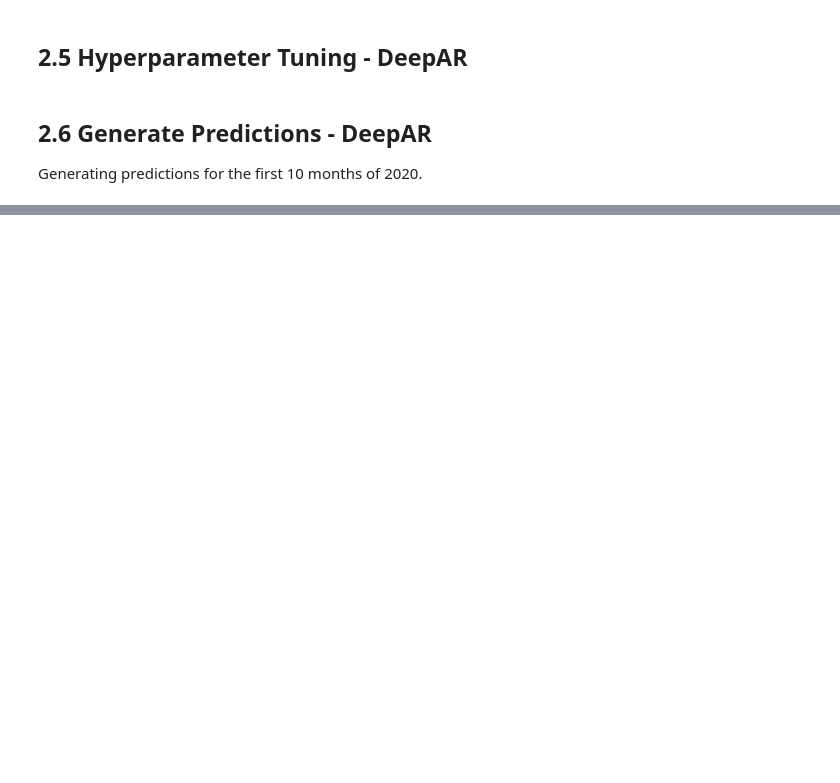
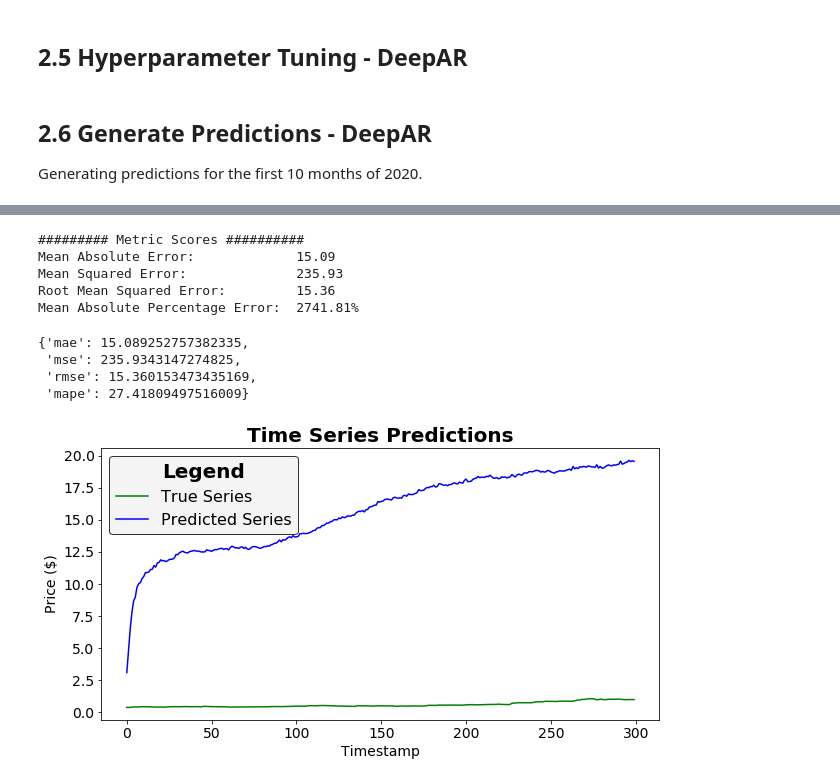
Before and after one commit to radroid/stock-price-predictor, a Jupyter notebook: 3_Model_Train_Test.ipynb, the cells around one changed output, grey strips where cells are left out. Drawn from its saved outputs; the diff is of its cells as text; code cells hidden in the pictures; blank space fills up the shorter version.

```diff
--- a/3_Model_Train_Test.ipynb
+++ b/3_Model_Train_Test.ipynb
@@ -699,4 +783,15 @@ display_results(prediction_2020, test_ts_2020)
 # %%
 predictor.delete_endpoint()
 # %%
-evaluate_model(test_ts_2020[0], prediction_2020[0]['0.5'])
+evaluate_model(true_ts[:-6], pred_ts['0.5'])
+# %% [output]
+######### Metric Scores ##########
+Mean Absolute Error:             15.09
+Mean Squared Error:              235.93
+Root Mean Squared Error:         15.36
+Mean Absolute Percentage Error:  2741.81%
+{'mae': 15.089252757382335,
+ 'mse': 235.9343147274825,
+ 'rmse': 15.360153473435169,
+ 'mape': 27.41809497516009}
+[figure, added]
```
Also changed, not shown: parts of 20 cells of this notebook, 3 other files.
